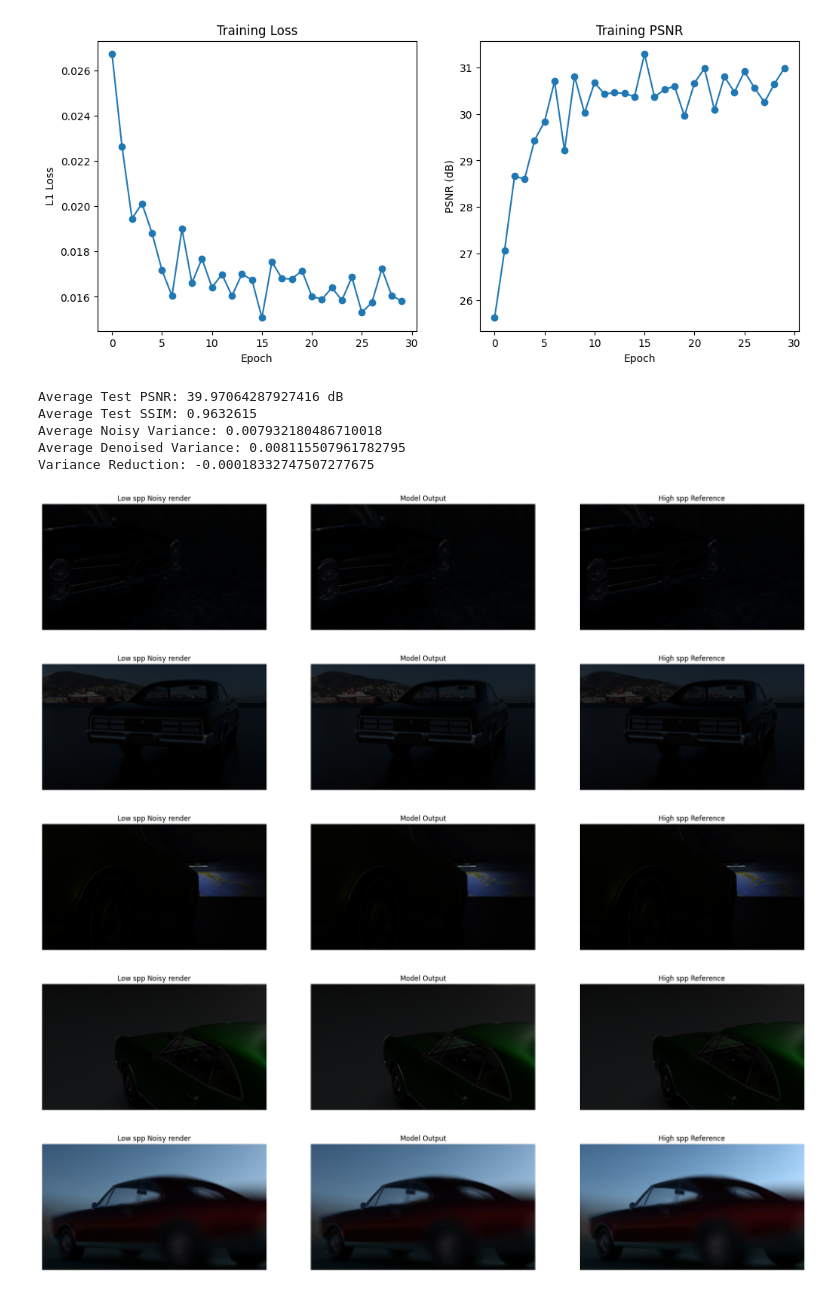
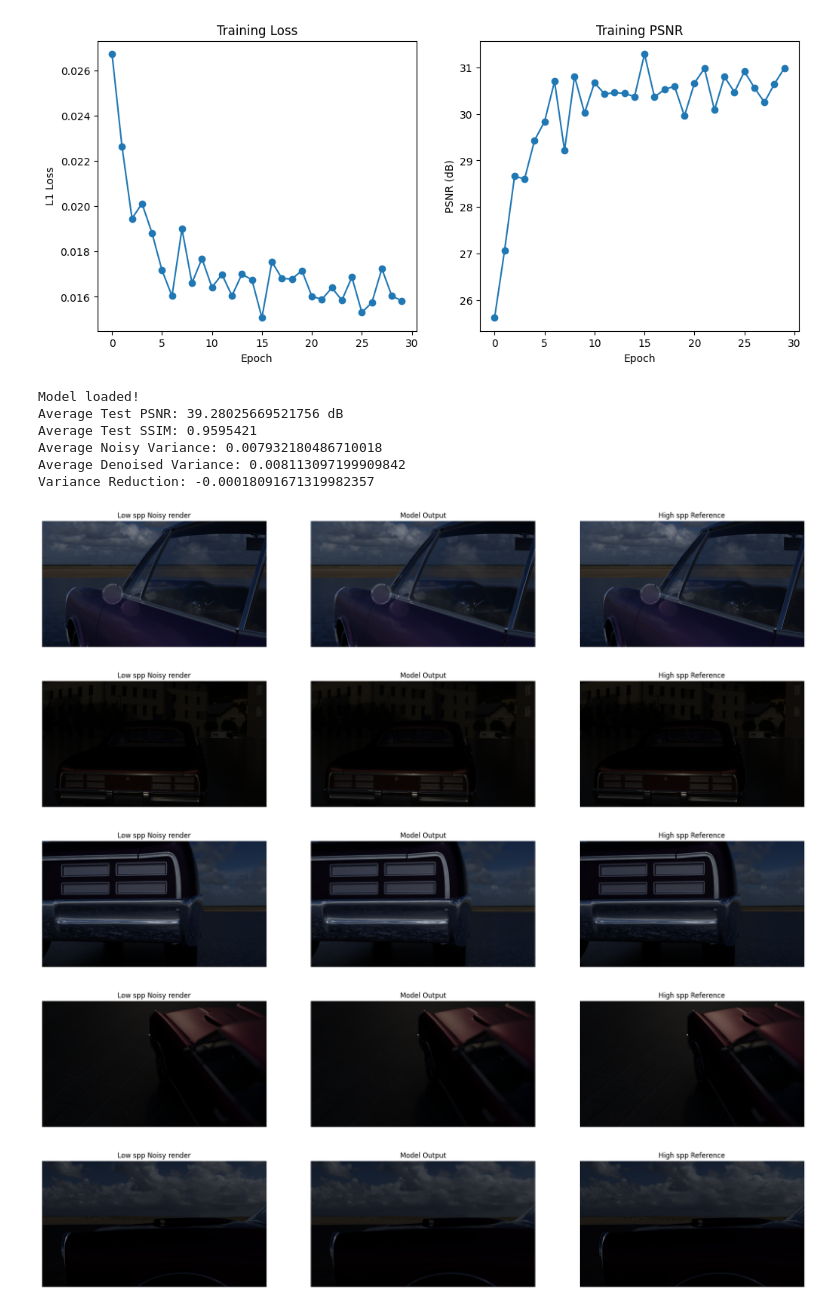
Before and after one commit to jennaolee/Kernel-Predicting-CNN-For-Denoising-Monte-Carlo-Renderings, a Jupyter notebook: 469_Project.ipynb, the cells around one changed output. Cells and saved outputs as stored; diff of their text form; code cells hidden in the pictures.

Commit message:
Fix visualize_results code

```diff
--- a/469_Project.ipynb
+++ b/469_Project.ipynb
@@ -288,10 +288,10 @@ plt.show()
 # EVALUATE TEST PERFORMANCE
 # =============================
 
-# model.load_state_dict(torch.load("/content/drive/MyDrive/kpcn_model.pt"))
-# if model is None:
-#     print("Model not found!")
-# print("Model loaded!")
+model.load_state_dict(torch.load("/content/drive/MyDrive/kpcn_best.pt"))
+if model is None:
+    print("Model not found!")
+print("Model loaded!")
 
 model.eval()
 
@@ -302,7 +302,7 @@ total_denoised_var = 0
 count = 0
 
 with torch.no_grad():
-
+    torch.cuda.empty_cache()
     for noisy, clean in test_loader:
 
         noisy = noisy.to(device)
@@ -334,24 +334,34 @@ print("Average Noisy Variance:", avg_noisy_var)
 print("Average Denoised Variance:", avg_denoised_var)
 print("Variance Reduction:", avg_noisy_var - avg_denoised_var)
 # %% [output]
-Average Test PSNR: 39.97064287927416 dB
-Average Test SSIM: 0.9632615
+Model loaded!
+Average Test PSNR: 39.28025669521756 dB
+Average Test SSIM: 0.9595421
 Average Noisy Variance: 0.007932180486710018
-Average Denoised Variance: 0.008115507961782795
-Variance Reduction: -0.00018332747507277675
+Average Denoised Variance: 0.008113097199909842
+Variance Reduction: -0.00018091671319982357
 # %%
 # =========================
 # VISUALIZE RESULTS
 # =========================
 
+import random
+
 model.eval()
 num_samples = 5
+
+indices = random.sample(range(len(test_dataset)), num_samples)
 with torch.no_grad():
-    for i, (noisy, clean) in enumerate(test_loader):
-        if i >= num_samples:
-            break
-        noisy = noisy.to(device)
-        clean = clean.to(device)
+    # for i, (noisy, clean) in enumerate(test_loader):
+    #     if i >= num_samples:
+    #         break
+        # noisy = noisy.to(device)
+        # clean = clean.to(device)
+    for i in indices:
+        noisy, clean = test_dataset[i]
+
+        noisy = noisy.unsqueeze(0).to(device)
+        clean = clean.unsqueeze(0).to(device)
 
         output = model(noisy)
 
@@ -359,38 +369,38 @@ with torch.no_grad():
         noisy_np = noisy.squeeze(0).permute(1,2,0).cpu().numpy()
         clean_np = clean.squeeze(0).permute(1,2,0).cpu().numpy()
         out_np = output.squeeze(0).permute(1,2,0).cpu().numpy()
 
         # Clip for display
         noisy_np = np.clip(noisy_np, 0, 1)
         clean_np = np.clip(clean_np, 0, 1)
         out_np = np.clip(out_np, 0, 1)
 
         import matplotlib.pyplot as plt
 
         plt.figure(figsize=(24,8))
 
         plt.subplot(1,3,1)
         plt.title("Low spp Noisy render")
         plt.imshow(noisy_np)
         plt.axis("off")
 
         plt.subplot(1,3,2)
         plt.title("Model Output")
         plt.imshow(out_np)
         plt.axis("off")
 
         plt.subplot(1,3,3)
         plt.title("High spp Reference")
         plt.imshow(clean_np)
         plt.axis("off")
 
         plt.show()
 # %% [output]
-[figure, old version]
+[figure, new version]
-[figure, old version]
+[figure, new version]
-[figure, old version]
+[figure, new version]
-[figure, old version]
+[figure, new version]
-[figure, old version]
+[figure, new version]
 # %%
 # optimizer = torch.optim.Adam(model.parameters(), lr=1e-4)
 
```
